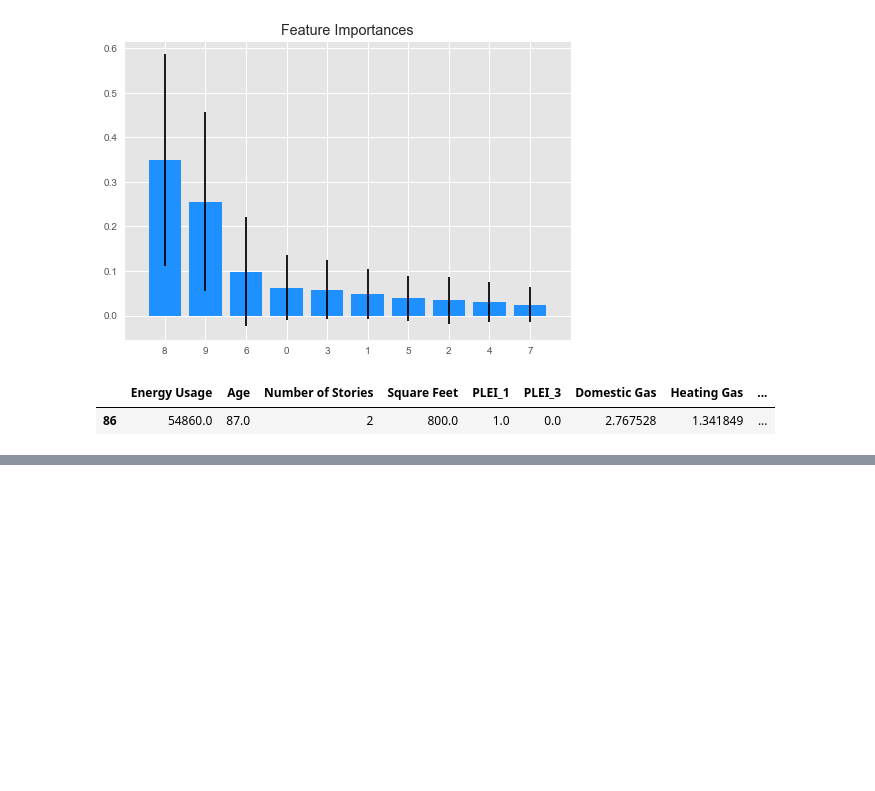
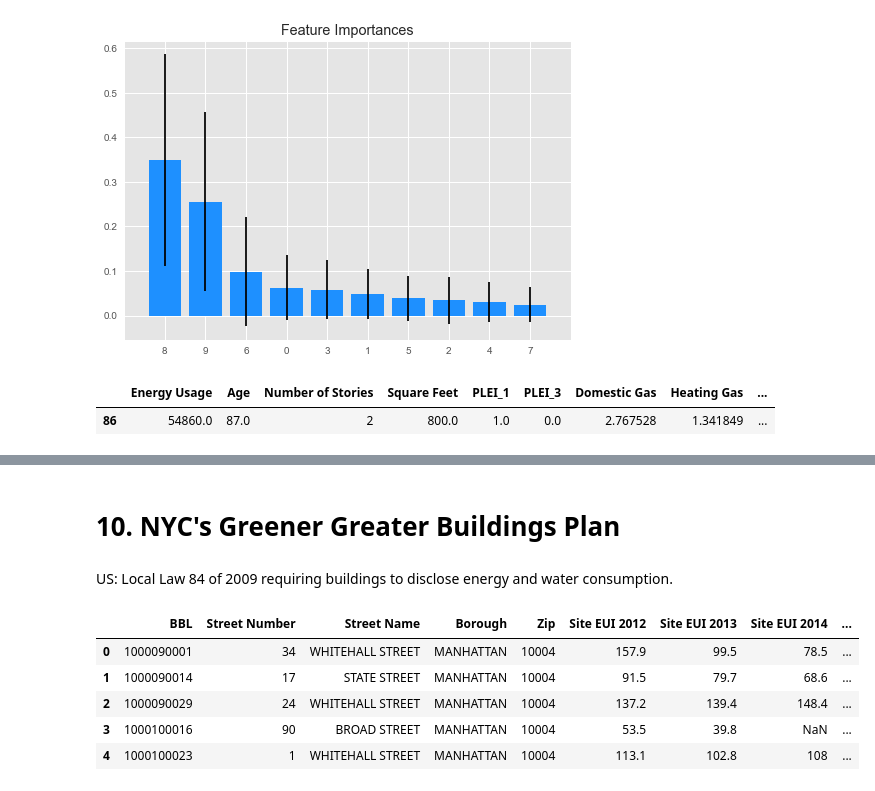
Before and after one commit to gpguerra7/-Energy-Efficiency-Project, a Jupyter notebook: Modelling Energy Usage in New York.ipynb, the cells around one changed output, grey strips where cells are left out. Saved outputs shown, nothing was run; the diff lists cells and outputs as text; code cells hidden in the pictures; blank space fills up the shorter version.

```diff
--- a/Modelling Energy Usage in New York.ipynb
+++ b/Modelling Energy Usage in New York.ipynb
@@ -562,0 +682,11 @@ x_train.head(1)
+# %% [markdown]
+# 10. NYC's Greener Greater Buildings Plan
+# %% [markdown]
+US: Local Law 84 of 2009 requiring buildings to disclose energy and water consumption.
+# %%
+#import data
+df_2012 = pd.read_excel(open('2012_nyc_cy2011_ll84_disclosure_data.xlsx','rb'), sheetname='Energy and Water Data Disclosu')
+df_2013 = pd.read_excel(open('2013_nyc_ll84_disclosure.xlsx','rb'), sheetname='2012 NYC Benchmark Data')
+df_2014 = pd.read_excel(open('150428_2014_nyc_ll84_disclosure.xlsx','rb'), sheetname='2013 NYC Benchmark Data')
+df_2015 = pd.read_excel(open('2015_nyc_cy2014__ll84_disclosure_data.xlsx','rb'), sheetname='WORKING FILE')
+df_2016 = pd.read_excel(open('nyc_benchmarking_disclosure_data_reported_in_2016.xlsx','rb'), sheetname='2015 Data Reported in 2016')
@@ -562,0 +700,35 @@ x_train.head(1)
+# %%
+#bring together
+buildings = df_2012[['BBL','Street Number', 'Street Name','Borough', 'Zip', 'Site EUI']]
+buildings.columns =['BBL','Street Number', 'Street Name','Borough', 'Zip', 'Site EUI 2012']
+buildings = pd.merge(buildings, df_2013, on='BBL')
+buildings = buildings[['BBL', 'Street Number_x', 'Street Name_x', 'Borough_x', 'Zip_x','Site EUI 2012','Site EUI\n(kBtu/ft2)']]
+buildings.columns =['BBL','Street Number', 'Street Name','Borough', 'Zip', 'Site EUI 2012', 'Site EUI 2013']
+df_2014.rename(columns={'NYC Borough, Block, and Lot (BBL)': 'BBL'}, inplace=True)
+buildings = pd.merge(buildings, df_2014, on='BBL')
+buildings = buildings[['BBL', 'Street Number_x', 'Street Name_x', 'Borough_x', 'Zip',
+                       'Site EUI 2012','Site EUI 2013', 'Site EUI\n(kBtu/ft2)']]
+buildings.columns =['BBL','Street Number', 'Street Name','Borough', 'Zip', 'Site EUI 2012', 'Site EUI 2013', 'Site EUI 2014']
+df_2015.rename(columns={'NYC Borough, Block, and Lot (BBL)': 'BBL'}, inplace=True)
+buildings = pd.merge(buildings, df_2015, on='BBL')
+buildings = buildings[['BBL', 'Street Number_x', 'Street Name_x', 'Borough_x', 'Zip',
+                       'Site EUI 2012','Site EUI 2013', 'Site EUI 2014', 'Site EUI\n(kBtu/ft2)']]
+buildings.columns =['BBL','Street Number', 'Street Name','Borough', 'Zip',
+                    'Site EUI 2012', 'Site EUI 2013', 'Site EUI 2014','Site EUI 2015']
+df_2016.rename(columns={'NYC Borough, Block and Lot (BBL)': 'BBL'}, inplace=True)
+buildings = pd.merge(buildings, df_2016, on='BBL')
+buildings = buildings[['BBL', 'Street Number_x', 'Street Name_x', 'Borough_x', 'Zip',
+                       'Site EUI 2012','Site EUI 2013', 'Site EUI 2014', 'Site EUI 2015',
+                       'Site EUI (kBtu/ft²)', 'DOF Property Floor Area (ft²)']]
+buildings.columns =['BBL','Street Number', 'Street Name','Borough', 'Zip',
+                    'Site EUI 2012', 'Site EUI 2013', 'Site EUI 2014','Site EUI 2015', 'Site EUI 2016', 'sq ft.']
+buildings.head(3)
+buildings["Address"] = buildings['Street Number'].astype(str) + ' ' +buildings['Street Name'] + ' ' + buildings['Borough']
+buildings.head()
+# %% [output]
+|  | BBL | Street Number | Street Name | Borough | Zip | Site EUI 2012 | Site EUI 2013 | Site EUI 2014 | ... |
+| 0 | 1000090001 | 34 | WHITEHALL STREET | MANHATTAN | 10004 | 157.9 | 99.5 | 78.5 | ... |
+| 1 | 1000090014 | 17 | STATE STREET | MANHATTAN | 10004 | 91.5 | 79.7 | 68.6 | ... |
+| 2 | 1000090029 | 24 | WHITEHALL STREET | MANHATTAN | 10004 | 137.2 | 139.4 | 148.4 | ... |
+| 3 | 1000100016 | 90 | BROAD STREET | MANHATTAN | 10004 | 53.5 | 39.8 | NaN | ... |
+| 4 | 1000100023 | 1 | WHITEHALL STREET | MANHATTAN | 10004 | 113.1 | 102.8 | 108 | ... |
```
Also changed, not shown: parts of 32 cells of this notebook, 9 other files.
